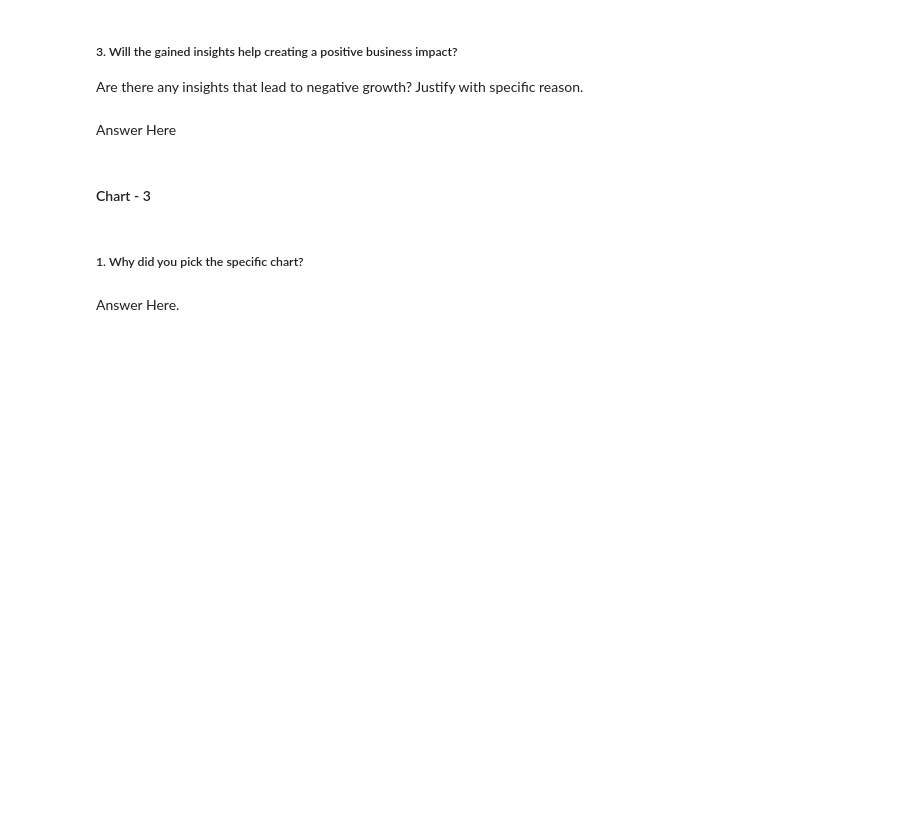
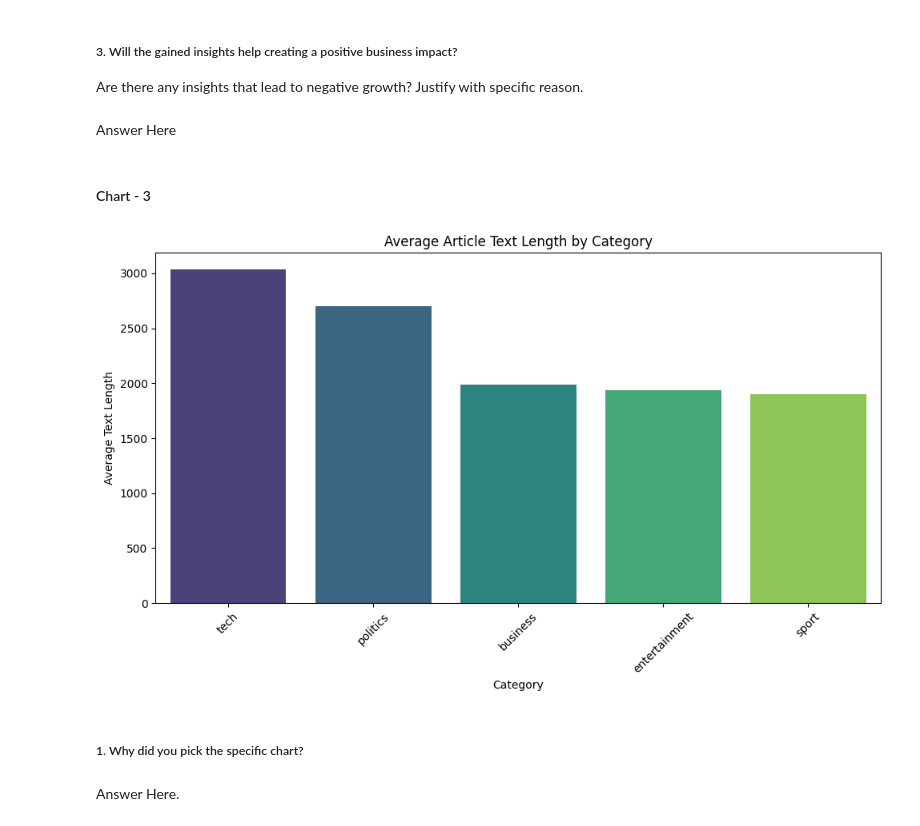
Before and after one commit to hitcaff/Topic_Modeling_on_news_articles, a Jupyter notebook: Topic_Modeling_on_News_Articles(Unsupervised)_.ipynb, the cells around one changed output. Saved outputs shown, nothing was run; the diff lists cells and outputs as text; code cells hidden in the pictures; blank space fills up the shorter version.

```diff
--- a/Topic_Modeling_on_News_Articles(Unsupervised)_.ipynb
+++ b/Topic_Modeling_on_News_Articles(Unsupervised)_.ipynb
@@ -146,13 +146,3 @@ Archive:  bbc-20250702T073522Z-1-001.zip
 ### Dataset First View
 # %%
 bbc_folder = '/content/bbc'
-# %%
-bbc_sub_f = ['business', 'entertainment', 'politics', 'sport', 'tech']
-
-bbc_df = pd.DataFrame
-
-for bbc_sub_f in bbc_sub_f:
-  news_folder = bbc_folder + '/' + bbc_sub_f
-  for filename in os.listdir(news_folder):
-
-    filepath = os.path.join(news_folder, filename)
@@ -268,3 +356,17 @@ Answer Here
+# %%
+# Chart - 3 visualization code
+avg_text_length_by_category = bbc_df.groupby('category')['text_length'].mean().sort_values(ascending=False)
+
+plt.figure(figsize=(10, 6))
+sns.barplot(x=avg_text_length_by_category.index, y=avg_text_length_by_category.values, palette='viridis')
+plt.title('Average Article Text Length by Category')
+plt.xlabel('Category')
+plt.ylabel('Average Text Length')
+plt.xticks(rotation=45)
+plt.tight_layout()
+plt.show()
+# %% [output]
+[figure, added]
 # %% [markdown]
 ##### 1. Why did you pick the specific chart?
 # %% [markdown]
```
Also changed, not shown: parts of 35 cells of this notebook.
